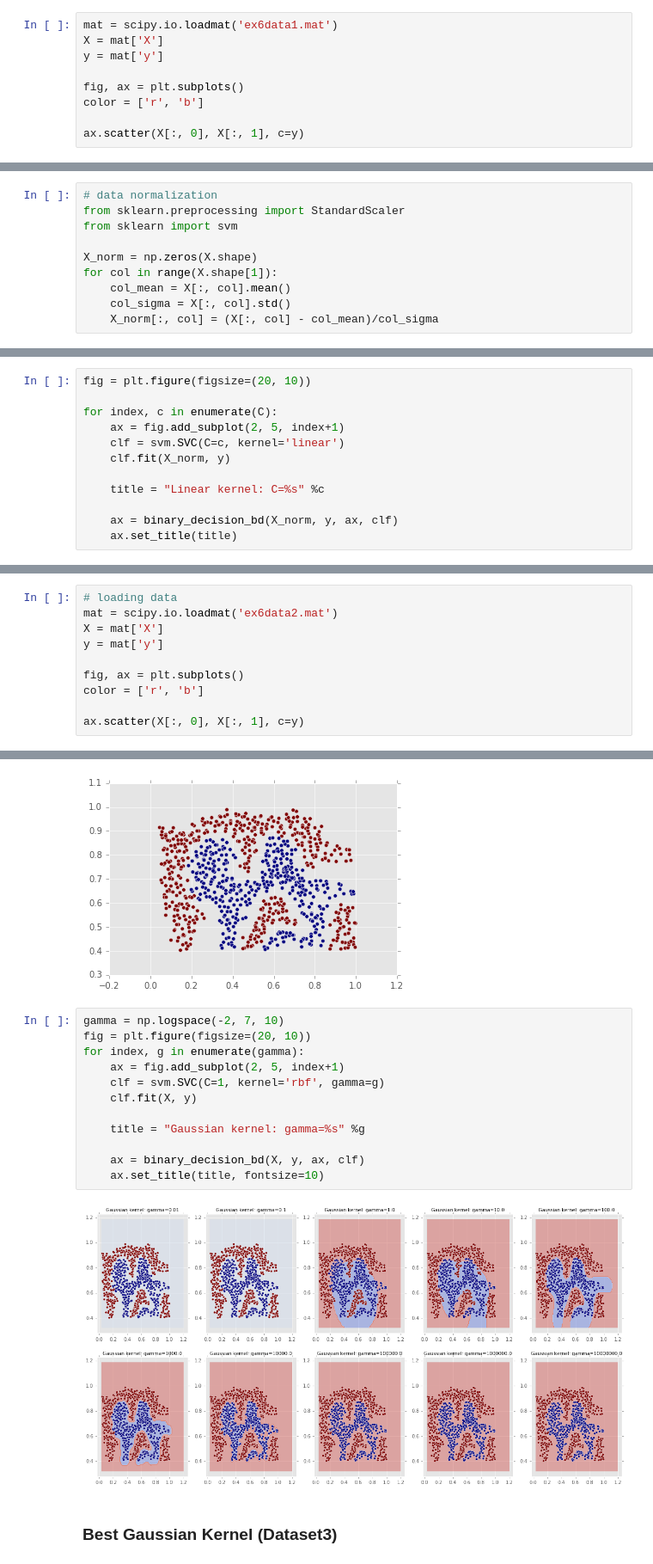
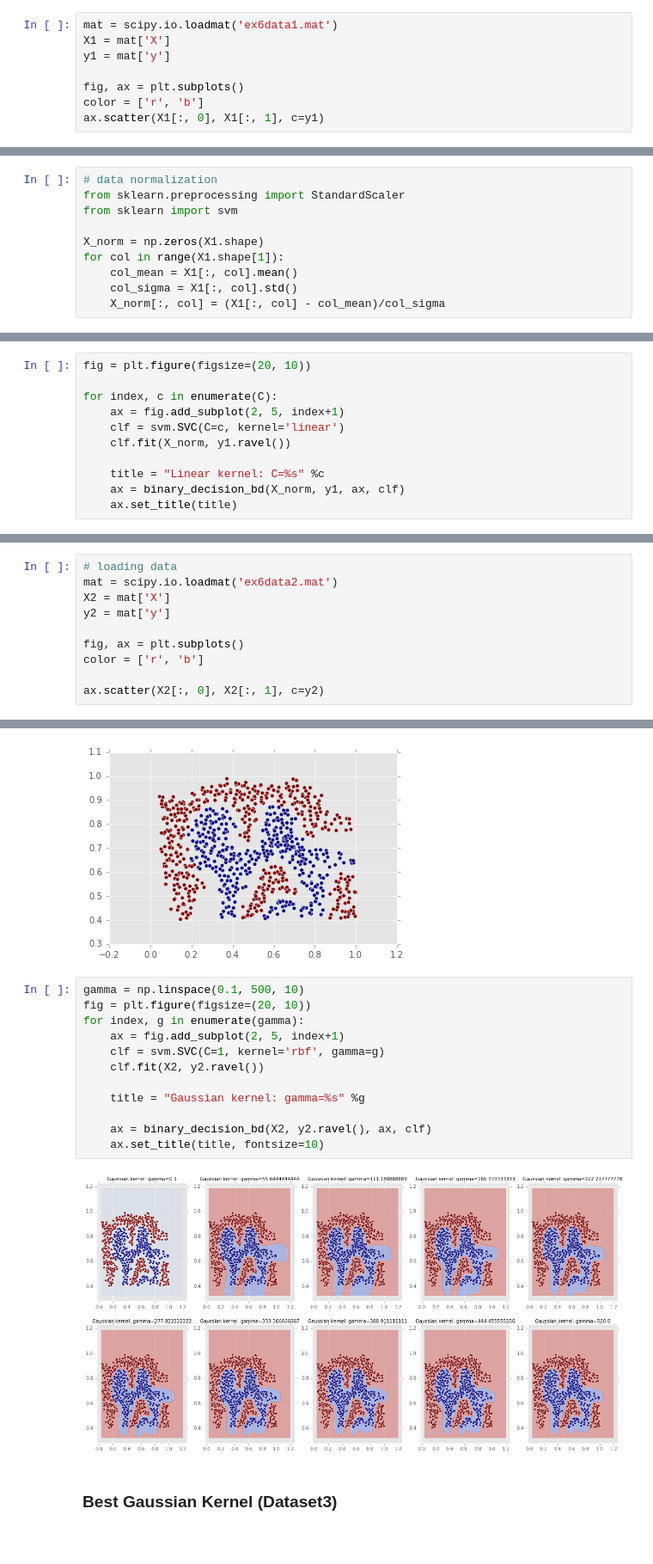
Before and after one commit to lbz320/Machine_learning_coursera, a Jupyter notebook: week7/machine-learning-ex6/Python_code/SVM_Sklearn.ipynb, the cells around one changed output, grey strips where cells are left out. Shown at 86% size. Cells and saved outputs as stored; diff of their text form; blank space fills up the shorter version.

```diff
--- a/week7/machine-learning-ex6/Python_code/SVM_Sklearn.ipynb
+++ b/week7/machine-learning-ex6/Python_code/SVM_Sklearn.ipynb
@@ -23,13 +23,12 @@ def binary_decision_bd(X, y, ax, classifier, steps=100):
     return ax
 # %%
 mat = scipy.io.loadmat('ex6data1.mat')
-X = mat['X']
-y = mat['y']
+X1 = mat['X']
+y1 = mat['y']
 
 fig, ax = plt.subplots()
 color = ['r', 'b']
-
-ax.scatter(X[:, 0], X[:, 1], c=y)
+ax.scatter(X1[:, 0], X1[:, 1], c=y1)
 # %% [output]
 <matplotlib.collections.PathCollection at 0x...>
 [figure]
@@ -40,11 +39,11 @@ ax.scatter(X[:, 0], X[:, 1], c=y)
 from sklearn.preprocessing import StandardScaler
 from sklearn import svm
 
-X_norm = np.zeros(X.shape)
-for col in range(X.shape[1]):
-    col_mean = X[:, col].mean()
-    col_sigma = X[:, col].std()
-    X_norm[:, col] = (X[:, col] - col_mean)/col_sigma
+X_norm = np.zeros(X1.shape)
+for col in range(X1.shape[1]):
+    col_mean = X1[:, col].mean()
+    col_sigma = X1[:, col].std()
+    X_norm[:, col] = (X1[:, col] - col_mean)/col_sigma
 # %%
 C = np.logspace(-2, 7, 10)
 # %%
@@ -53,11 +52,10 @@ fig = plt.figure(figsize=(20, 10))
 for index, c in enumerate(C):
     ax = fig.add_subplot(2, 5, index+1)
     clf = svm.SVC(C=c, kernel='linear')
-    clf.fit(X_norm, y)
+    clf.fit(X_norm, y1.ravel())
 
     title = "Linear kernel: C=%s" %c
-
-    ax = binary_decision_bd(X_norm, y, ax, clf)
+    ax = binary_decision_bd(X_norm, y1, ax, clf)
     ax.set_title(title)
 # %% [output]
 [figure]
@@ -66,30 +64,30 @@ for index, c in enumerate(C):
 # %%
 # loading data
 mat = scipy.io.loadmat('ex6data2.mat')
-X = mat['X']
-y = mat['y']
+X2 = mat['X']
+y2 = mat['y']
 
 fig, ax = plt.subplots()
 color = ['r', 'b']
 
-ax.scatter(X[:, 0], X[:, 1], c=y)
+ax.scatter(X2[:, 0], X2[:, 1], c=y2)
 # %% [output]
 <matplotlib.collections.PathCollection at 0x...>
 [figure]
 # %%
-gamma = np.logspace(-2, 7, 10)
+gamma = np.linspace(0.1, 500, 10)
 fig = plt.figure(figsize=(20, 10))
 for index, g in enumerate(gamma):
     ax = fig.add_subplot(2, 5, index+1)
     clf = svm.SVC(C=1, kernel='rbf', gamma=g)
-    clf.fit(X, y)
+    clf.fit(X2, y2.ravel())
 
     title = "Gaussian kernel: gamma=%s" %g
 
-    ax = binary_decision_bd(X, y, ax, clf)
+    ax = binary_decision_bd(X2, y2.ravel(), ax, clf)
     ax.set_title(title, fontsize=10)
 # %% [output]
-[figure, old version]
+[figure, new version]
 # %% [markdown]
 ### Best Gaussian Kernel (Dataset3)
 # %%
```
Also changed, not shown: parts of 3 cells of this notebook.
